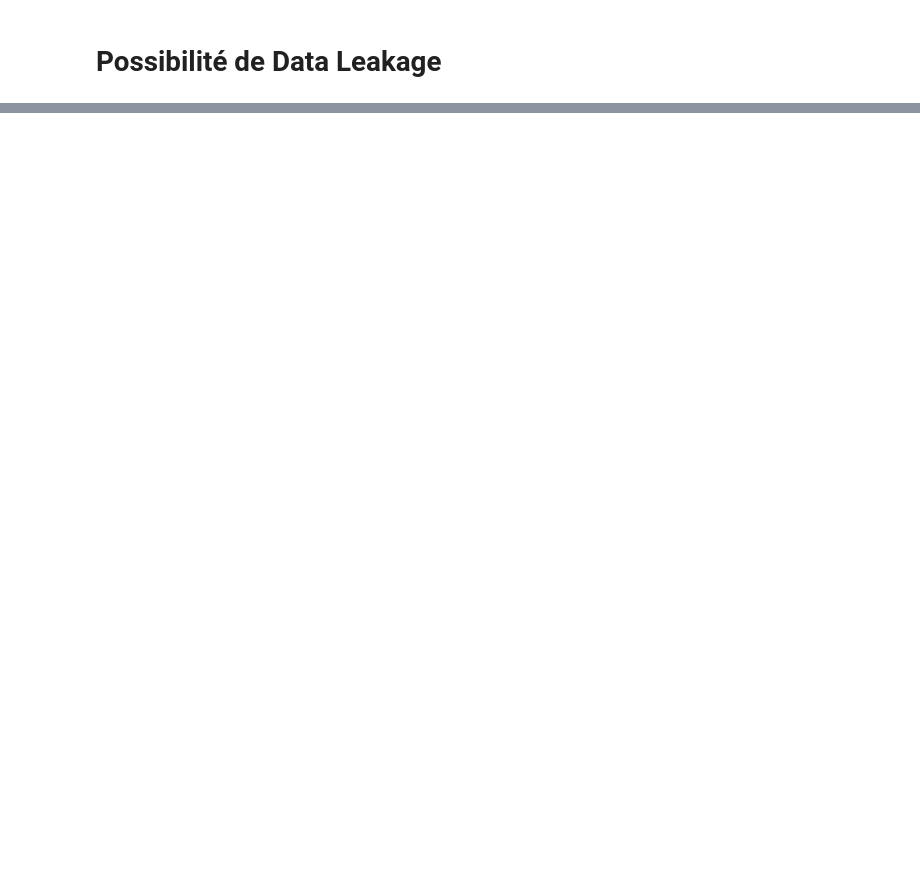
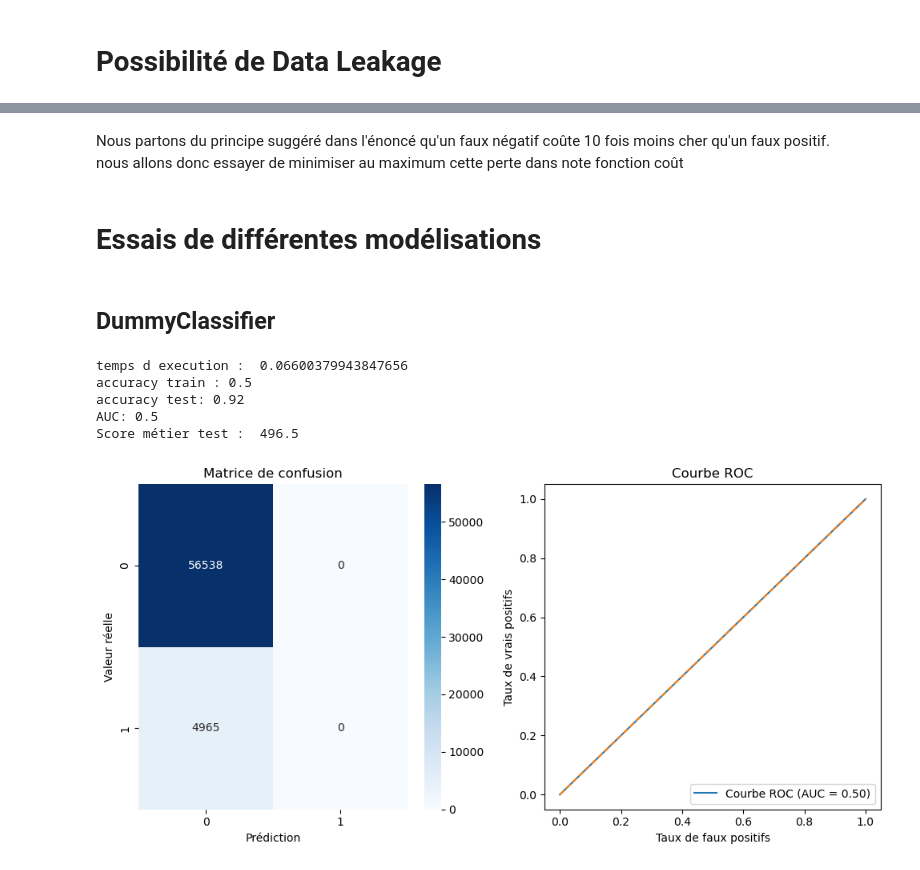
Before and after one commit to javiersan48/Projet7, a Jupyter notebook: PrepData.ipynb, the cells around one changed output, grey strips where cells are left out. Saved outputs shown, nothing was run; the diff lists cells and outputs as text; code cells hidden in the pictures; blank space fills up the shorter version.

```diff
--- a/PrepData.ipynb
+++ b/PrepData.ipynb
@@ -489,0 +654,19 @@ Name: TARGET, Length: 200, dtype: float64
+# %% [markdown]
+Nous partons du principe suggéré dans l'énoncé qu'un faux négatif coûte 10 fois moins cher qu'un faux positif.
+nous allons donc essayer de minimiser au maximum cette perte dans note fonction coût
+# %%
+def custom_cost(y_true, y_pred):
+    # Coûts des faux positifs et faux négatifs
+    y_true = np.array(y_true)
+    false_positive_cost = np.int64(1)
+    false_negative_cost = np.int64(10)
+
+    # Calcul des faux positifs et faux négatifs en suivant les prédictions de l'algorithme
+    tn, fp, fn, tp = confusion_matrix(y_true, y_pred).ravel()
+
+    # Calcul du coût total moyen
+    total_cost = (fp * false_positive_cost) + (fn * false_negative_cost)
+   # average_cost = total_cost / (false_positives + false_negatives)
+    Cost = total_cost/100
+
+    return Cost
@@ -489,0 +713,27 @@ Name: TARGET, Length: 200, dtype: float64
+# %% [markdown]
+# Essais de différentes modélisations
+# %% [markdown]
+## DummyClassifier
+# %%
+mlflow.set_experiment('Projet7-Modélisation')
+start = time.time()
+with mlflow.start_run(run_name='DummyClassifier') :
+    model = DummyClassifier()
+    model.fit(X_train_scaled_df, y_train)
+    y_pred_train = model.predict(X_train_scaled_df)
+    y_pred = model.predict(X_test_scaled_df)
+    End = time.time()
+    print('temps d execution : ',End - start)
+    print('accuracy train :',round(metrics.accuracy_score(y_train, y_pred_train),2))
+    plot_confusion_roc(y_test, y_pred)
+    mlflow.sklearn.log_model(model, 'Dummy')
+    mlflow.log_metric('accuracy_train',round(metrics.accuracy_score(y_train, y_pred_train),2) )
+    mlflow.log_metric('accuracy_test',round(metrics.accuracy_score(y_test, y_pred),2) )
+    mlflow.log_metric('score métier',round(custom_cost(y_test, y_pred),2) )
+# %% [output]
+temps d execution :  0.06600379943847656
+accuracy train : 0.5
+accuracy test: 0.92
+AUC: 0.5
+Score métier test :  496.5
+[figure, added]
```
Also changed, not shown: parts of 90 cells of this notebook.
